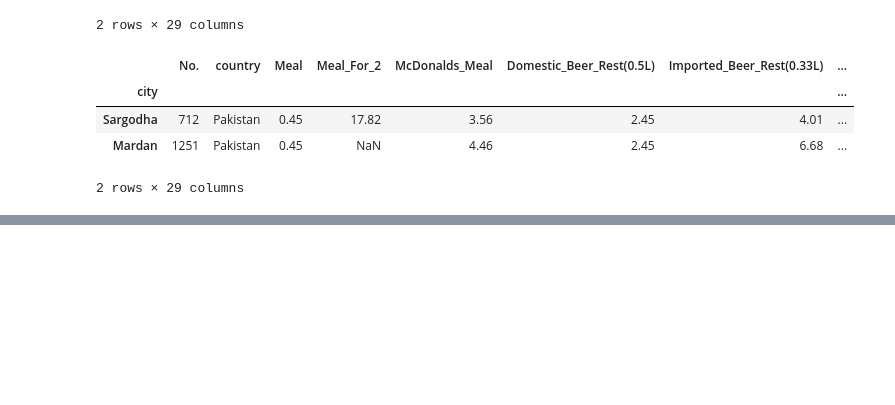
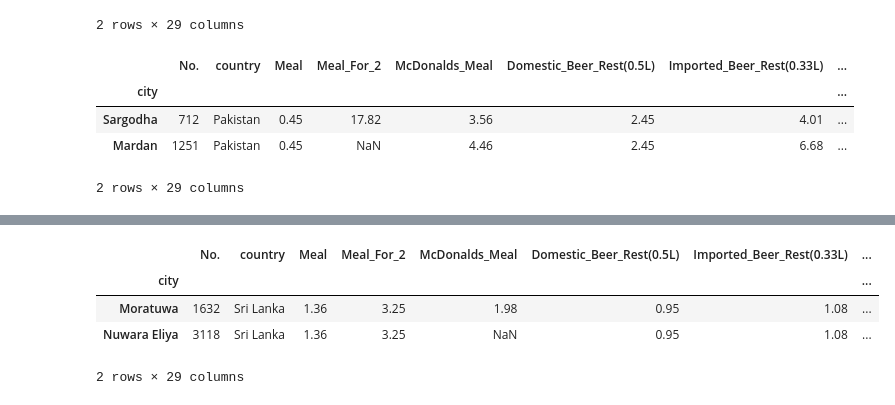
Before and after one commit to Reed-Carter/Global-Cost-of-Living, a Jupyter notebook: phil-project.ipynb, the cells around one changed output, grey strips where cells are left out. Cells and saved outputs as stored; diff of their text form; code cells hidden in the pictures; blank space fills up the shorter version.

Commit message:
find max and min value of meal for 2 column.

```diff
--- a/phil-project.ipynb
+++ b/phil-project.ipynb
@@ -140,0 +190,9 @@ cost_of_living[cost_of_living['Meal'] == 0.45]
+# %%
+# Filter to find min value in meal for 2 column
+cost_of_living[cost_of_living.Meal_For_2 == 3.25]
+# %% [output]
+|  | No. | country | Meal | Meal_For_2 | McDonalds_Meal | Domestic_Beer_Rest(0.5L) | Imported_Beer_Rest(0.33L) | ... |
+| city |  |  |  |  |  |  |  | ... |
+| Moratuwa | 1632 | Sri Lanka | 1.36 | 3.25 | 1.98 | 0.95 | 1.08 | ... |
+| Nuwara Eliya | 3118 | Sri Lanka | 1.36 | 3.25 | NaN | 0.95 | 1.08 | ... |
+2 rows × 29 columns
```
Also changed, not shown: parts of 6 cells of this notebook.
